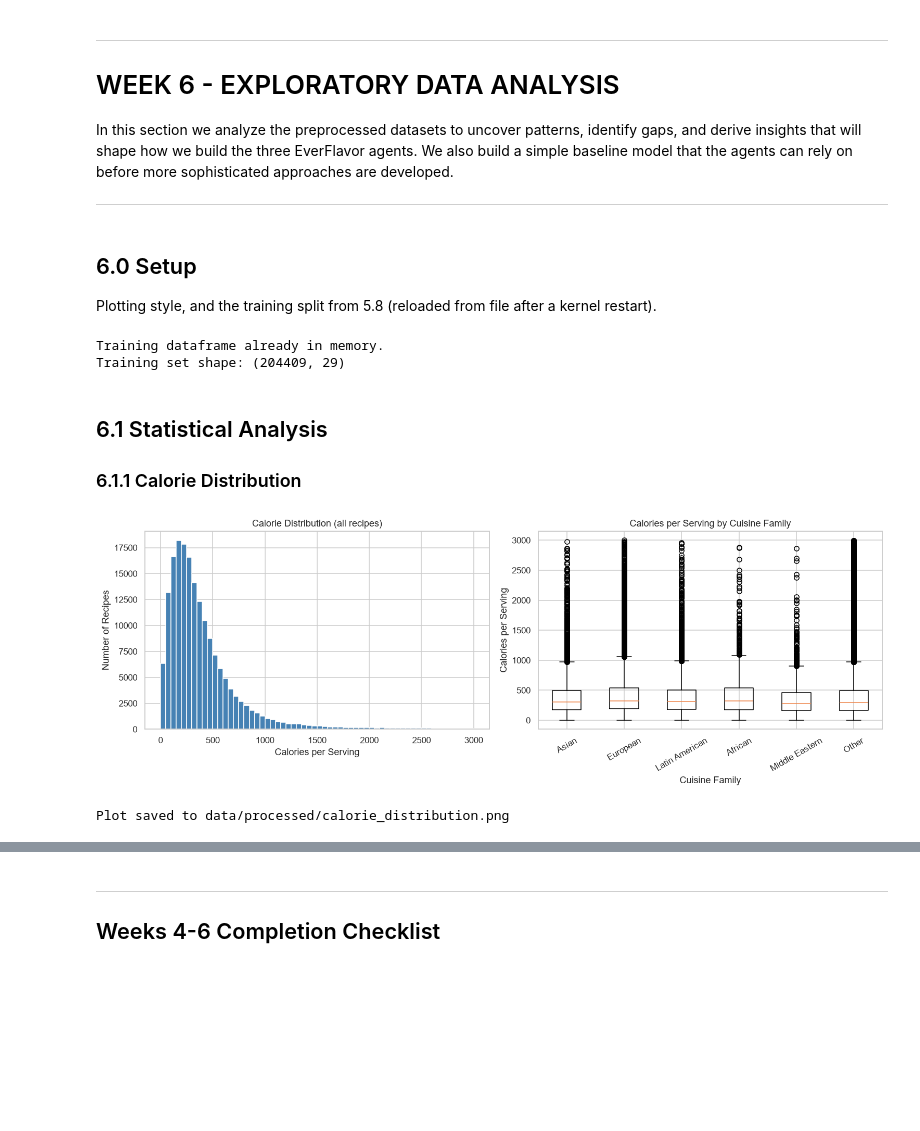
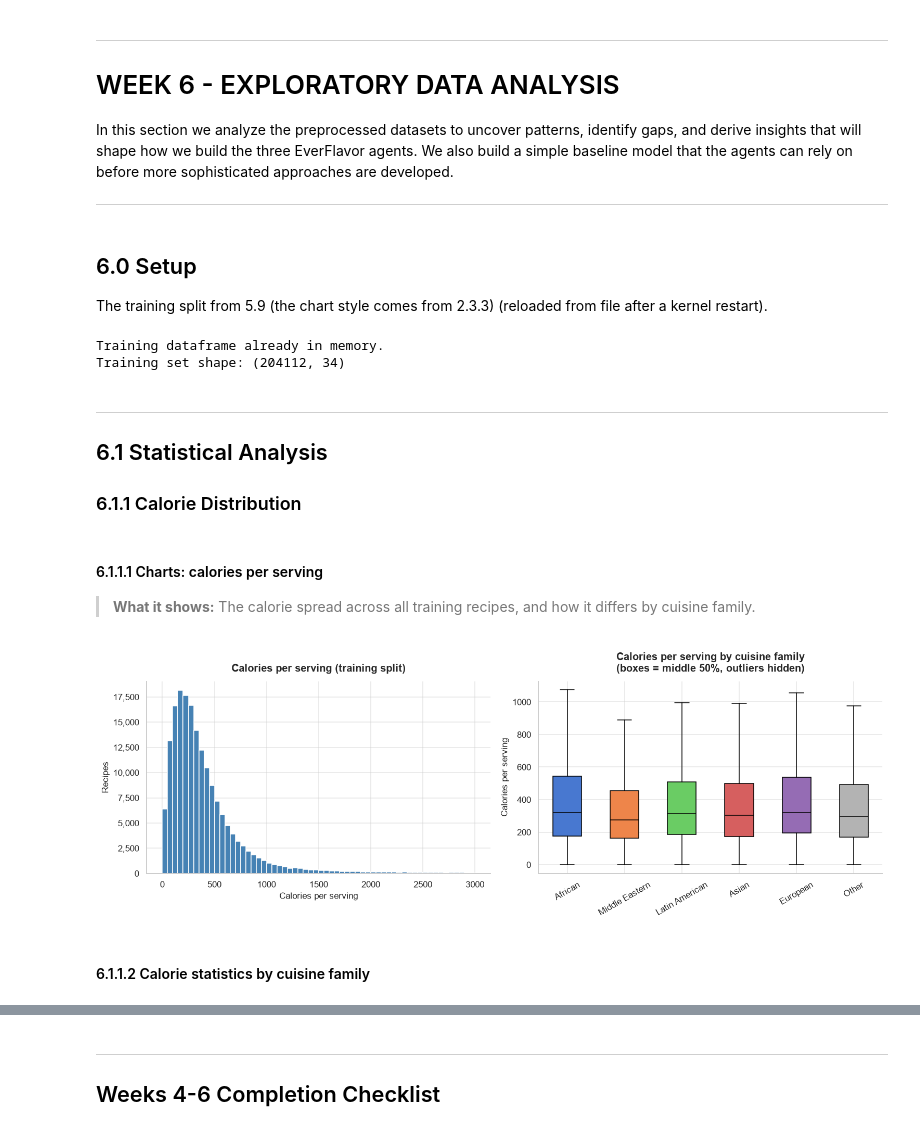
Before and after one commit to Chloe-Tu2/The-EverFlavor-AI, a Jupyter notebook: notebooks/01_data_acquisition_EverFlavor_V3.ipynb, the cells around one changed output, grey strips where cells are left out. Cells and saved outputs as stored; diff of their text form; code cells hidden in the pictures; blank space fills up the shorter version.

```diff
--- a/notebooks/01_data_acquisition_EverFlavor_V3.ipynb
+++ b/notebooks/01_data_acquisition_EverFlavor_V3.ipynb
@@ -1459,0 +1799,14 @@ Hugging Face clean shape: (38043, 19)
+# %%
+cleaning = pd.DataFrame({"Raw": [len(recipes_raw), len(hf_df)],
+                         "After cleaning": [len(df_fc), len(df_hf)]},
+                        index=["Food.com", "Hugging Face"])
+fig, ax = plt.subplots(figsize=(8, 4))
+cleaning.plot.bar(ax=ax, rot=0, color=["lightgray", "seagreen"])
+label_bars(ax)
+ax.set_ylabel("Recipes")
+thousands(ax)
+ax.set_title("Rows before and after cleaning (5.3)")
+show_figure(fig, "03_rows_before_after_cleaning")
+removed = cleaning["Raw"] - cleaning["After cleaning"]
+for name, n in removed.items():
+    print(f"{name}: {n:,} rows removed ({n / cleaning.loc[name, 'Raw'] * 100:.1f}%)")
@@ -2437,7 +3276,7 @@ In this section we analyze the preprocessed datasets to uncover patterns, identi
 # %% [markdown]
 ## 6.0 Setup
 
-Plotting style, and the training split from 5.8 (reloaded from file after a kernel restart).
+The training split from 5.9 (the chart style comes from 2.3.3) (reloaded from file after a kernel restart).
 # %%
 import matplotlib.pyplot as plt
 import matplotlib.ticker as mticker
@@ -2445,10 +3284,7 @@ import seaborn as sns
 from collections import Counter
 import ast
 
-# Use a clean visual style throughout
-sns.set_theme(style="whitegrid", palette="muted")
-plt.rcParams["figure.dpi"] = 110
-
+# The chart style and show_figure() come from section 2.3.3
 # The setup cell in 2.3 moves to the project folder; without it,
 # the data/ paths below point to the wrong place after a restart.
 if "PROJECT_ROOT" not in globals():
@@ -2465,43 +3301,48 @@ except NameError:
 print(f"Training set shape: {train_df.shape}")
 # %% [output]
 Training dataframe already in memory.
-Training set shape: (204409, 29)
+Training set shape: (204112, 34)
 # %% [markdown]
+---
+
 ## 6.1 Statistical Analysis
 
 ### 6.1.1 Calorie Distribution
+# %% [markdown]
+#### 6.1.1.1 Charts: calories per serving
+
+> **What it shows:** The calorie spread across all training recipes, and how it differs by cuisine family.
 # %%
 fig, axes = plt.subplots(1, 2, figsize=(14, 5))
 
 # Left: Histogram of calories per serving (full training set)
 axes[0].hist(train_df["calories_per_serving"].dropna(), bins=60, color="steelblue", edgecolor="white")
-axes[0].set_xlabel("Calories per Serving")
-axes[0].set_ylabel("Number of Recipes")
-axes[0].set_title("Calorie Distribution (all recipes)")
+axes[0].set_xlabel("Calories per serving")
+axes[0].set_ylabel("Recipes")
+thousands(axes[0])
+axes[0].set_title("Calories per serving (training split)")
 
 # Right: Box plot of calories by cuisine family
 # (families with no recipes, such as African here, are left out)
-all_families = ["Asian", "European", "Latin American", "African", "Middle Eastern", "Other"]
-families = [f for f in all_families if (train_df["cuisine_family"] == f).any()]
+families = [f for f in FAMILY_ORDER if (train_df["cuisine_family"] == f).any()]
 data_by_family = [
     train_df[train_df["cuisine_family"] == f]["calories_per_serving"].dropna().values
     for f in families
 ]
-axes[1].boxplot(data_by_family, vert=True)
+boxes = axes[1].boxplot(data_by_family, patch_artist=True, showfliers=False,
+                        medianprops={"color": "black"})
+for box, family in zip(boxes["boxes"], families):
+    box.set_facecolor(FAMILY_COLORS[family])
 axes[1].set_xticks(range(1, len(families) + 1))
-axes[1].set_xticklabels(families)
-axes[1].set_xlabel("Cuisine Family")
-axes[1].set_ylabel("Calories per Serving")
-axes[1].set_title("Calories per Serving by Cuisine Family")
-axes[1].tick_params(axis="x", rotation=30)
+axes[1].set_xticklabels(families, rotation=30)
+axes[1].set_ylabel("Calories per serving")
+axes[1].set_title("Calories per serving by cuisine family\n(boxes = middle 50%, outliers hidden)")
 
-plt.tight_layout()
-plt.savefig("data/processed/calorie_distribution.png", bbox_inches="tight")
-plt.show()
-print("Plot saved to data/processed/calorie_distribution.png")
+show_figure(fig, "11_calories_per_serving")
 # %% [output]
-[figure, old version]
+[figure, new version]
-Plot saved to data/processed/calorie_distribution.png
+# %% [markdown]
+#### 6.1.1.2 Calorie statistics by cuisine family
 # %%
 # Numeric summary of calories by cuisine family
 print("Calorie statistics by cuisine family (training set):")
```
Also changed, not shown: parts of 125 cells of this notebook, 1 other file.
